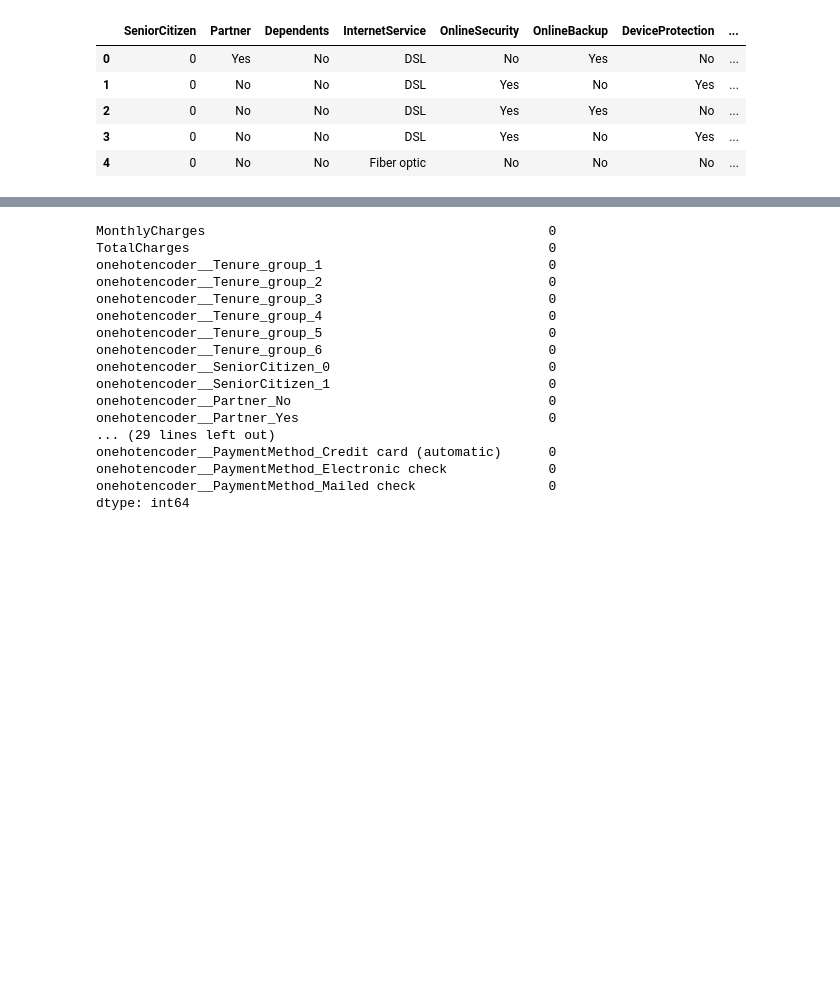
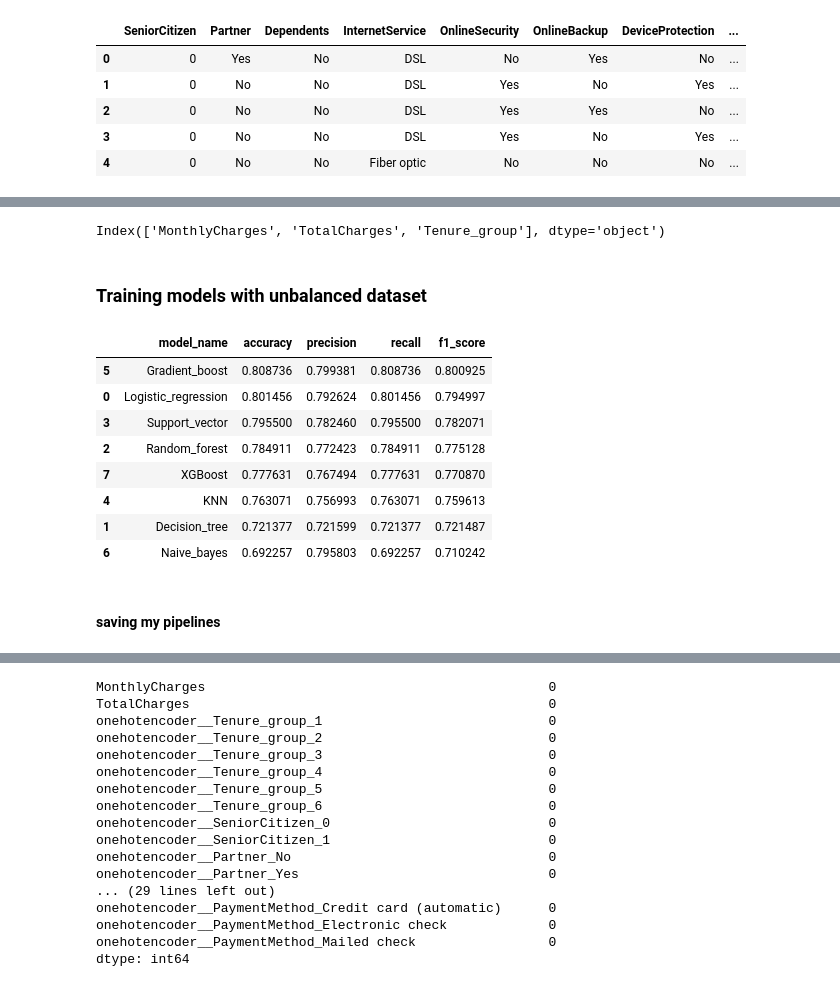
Before and after one commit to Georginahnjeri/Customer-churn-, a Jupyter notebook: Customerchurn.ipynb, the cells around one changed output, grey strips where cells are left out. Saved outputs shown, nothing was run; the diff lists cells and outputs as text; code cells hidden in the pictures; blank space fills up the shorter version.

Commit message:
training and saving my models

```diff
--- a/Customerchurn.ipynb
+++ b/Customerchurn.ipynb
@@ -964,0 +960,6 @@ X.head()
+# %%
+# Assign numeric columns by data type
+num_col = X.select_dtypes('number').columns
+num_col
+# %% [output]
+Index(['MonthlyCharges', 'TotalCharges', 'Tenure_group'], dtype='object')
@@ -964,0 +992,74 @@ X.head()
+# %% [markdown]
+### Training models with unbalanced dataset
+# %%
+# Create a list of models (Top 8 selected based on ChatGPT recommendation)
+models = [
+    ('Logistic_regression', LogisticRegression(random_state=42)),
+    ('Decision_tree', DecisionTreeClassifier(random_state=42)),
+    ('Random_forest', RandomForestClassifier(random_state=42)),
+    ('Support_vector', SVC(random_state=42)),
+    ('KNN', KNeighborsClassifier(n_neighbors=5)),
+    ('Gradient_boost', GradientBoostingClassifier(random_state=42)),
+    ('Naive_bayes', GaussianNB()),
+    ('XGBoost', XGBClassifier(random_state=42))
+]
+# %%
+from sklearn.feature_selection import SelectKBest
+from sklearn.feature_selection import SelectKBest, mutual_info_classif
+
+
+
+# Create a dictionary to store all pipelines
+all_pipelines = {}
+
+# Create Dictionary to store all confusion matrix
+all_confusion_matrix = {}
+
+metrics_table = pd.DataFrame(columns=['model_name', 'accuracy', 'precision', 'recall', 'f1_score'])
+
+# Create final pipeline preprocessor and classifier
+for model_name, classifier in models:
+    final_pipeline = Pipeline([
+        ('preprocessor', preprocessor),
+        ('feature_selection', SelectKBest(mutual_info_classif, k='all')), # Helps to select the best features
+        ('classifier', classifier)
+    ])
+
+    # Fit data to pipeline
+    final_pipeline.fit(X_train, y_train_encoded)
+
+    # Store the pipeline in the dictionary
+    all_pipelines[model_name] = final_pipeline
+
+    y_pred = final_pipeline.predict(X_test)
+
+    #Generate classification report for all pipelines
+    metrics = classification_report(y_test_encoded, y_pred, output_dict=True)
+
+    # Confusion matrix
+    conf_matrix = confusion_matrix(y_test_encoded, y_pred)
+
+    # Add confusion matrix to all pipelines
+    all_confusion_matrix[model_name] = conf_matrix
+
+    accuracy = metrics['accuracy']
+    precision = metrics['weighted avg']['precision']
+    recall = metrics['weighted avg']['recall']
+    f1_score = metrics['weighted avg']['f1-score']
+
+    metrics_table.loc[len(metrics_table)] = [model_name, accuracy, precision, recall, f1_score]
+
+#Display metrics for all model in Descending order
+metrics_table.sort_values(by='f1_score', ascending=False)
+# %% [output]
+|  | model_name | accuracy | precision | recall | f1_score |
+| 5 | Gradient_boost | 0.808736 | 0.799381 | 0.808736 | 0.800925 |
+| 0 | Logistic_regression | 0.801456 | 0.792624 | 0.801456 | 0.794997 |
+| 3 | Support_vector | 0.795500 | 0.782460 | 0.795500 | 0.782071 |
+| 2 | Random_forest | 0.784911 | 0.772423 | 0.784911 | 0.775128 |
+| 7 | XGBoost | 0.777631 | 0.767494 | 0.777631 | 0.770870 |
+| 4 | KNN | 0.763071 | 0.756993 | 0.763071 | 0.759613 |
+| 1 | Decision_tree | 0.721377 | 0.721599 | 0.721377 | 0.721487 |
+| 6 | Naive_bayes | 0.692257 | 0.795803 | 0.692257 | 0.710242 |
+# %% [markdown]
+#### saving my pipelines
```
Also changed, not shown: parts of 20 cells of this notebook, 17 other files.
